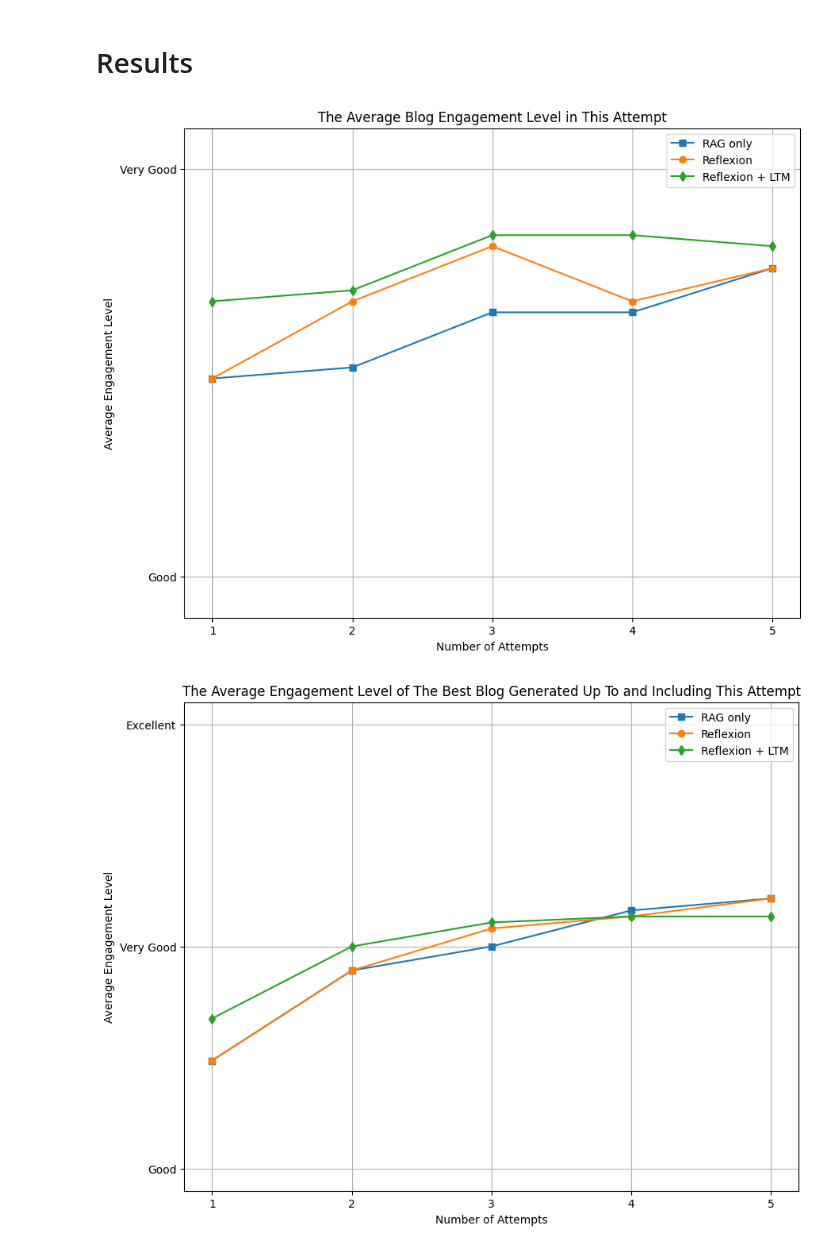
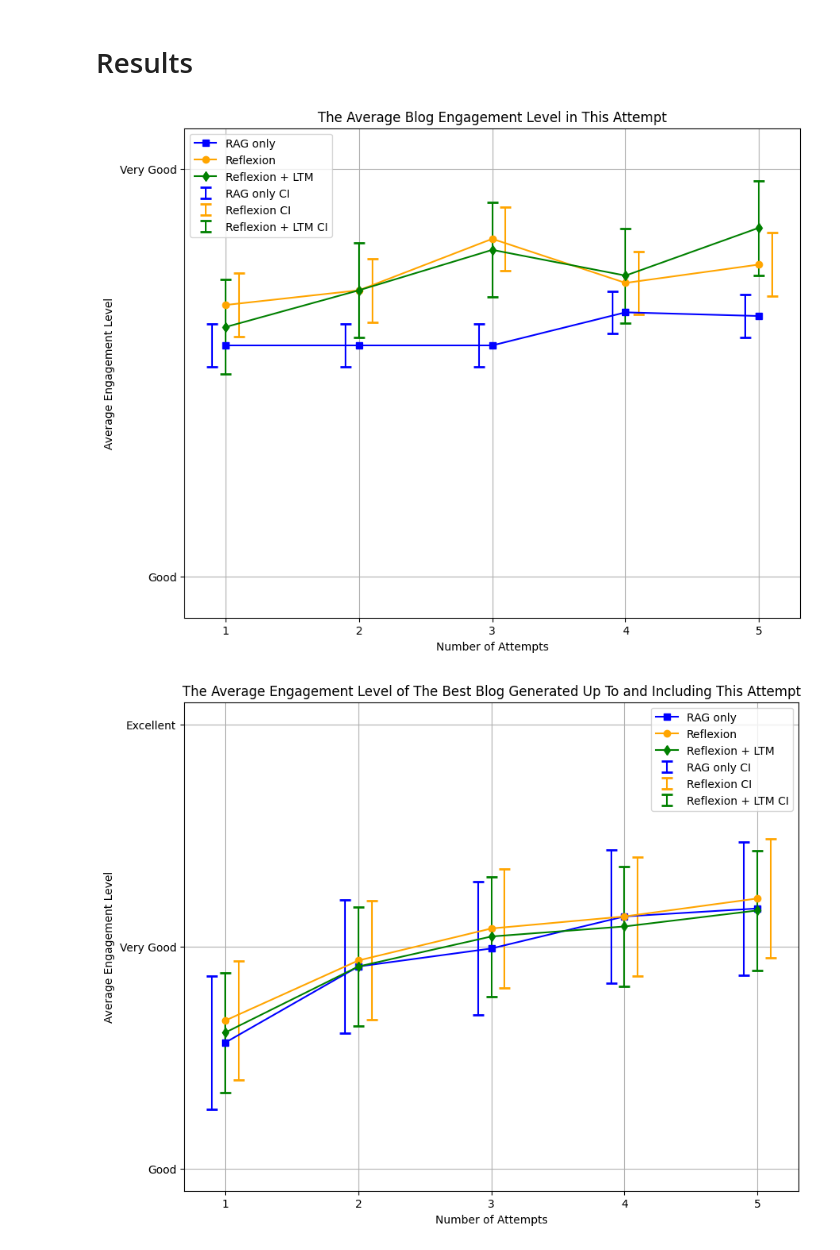
Before and after one commit to daKostych/Bachelor-Project-2025, a Jupyter notebook: llm_blog_generator/experiments/llm_blog_generator.ipynb, the cells around one changed output. Saved outputs shown, nothing was run; the diff lists cells and outputs as text; code cells hidden in the pictures.

Commit message:
Add: repetitions of the same experiment

```diff
--- a/llm_blog_generator/experiments/llm_blog_generator.ipynb
+++ b/llm_blog_generator/experiments/llm_blog_generator.ipynb
@@ -462,11 +431,26 @@ save_results("Reflexion + LTM", assessment_history_with_memory_usage, best_asses
 # %% [markdown]
 # Results
 # %%
+EXPERIMENT_NUMBER = TODAY_EXPERIMENT_ID
+
+def calculate_error(values):
+    confidence = 0.95
+    values = np.array(values)
+    mean = np.mean(values)
+    sem = stats.sem(values)
+    confidence_interval = stats.t.interval(confidence, df=len(values)-1, loc=mean, scale=sem)
+    return confidence_interval[1] - mean
+
 def plot(results_rag, results_ref, results_with_memory_usage, results_type):
     plt.figure(figsize=(10, 8))
-    plt.plot(range(1, 6), results_rag, marker="s", label="RAG only")
-    plt.plot(range(1, 6), results_ref, marker="o", label="Reflexion")
-    plt.plot(range(1, 6), results_with_memory_usage, marker="d", label="Reflexion + LTM")
+
+    plt.errorbar(np.array(list(range(1, 6))) - 0.1, results_rag, yerr=calculate_error(results_rag), fmt='none', label="RAG only CI", capsize=5, capthick=2, color='blue')
+    plt.errorbar(np.array(list(range(1, 6))) + 0.1, results_ref, yerr=calculate_error(results_ref), fmt='none', label="Reflexion CI", capsize=5, capthick=2, color='orange')
+    plt.errorbar(list(range(1, 6)), results_with_memory_usage, yerr=calculate_error(results_with_memory_usage), fmt='none', label="Reflexion + LTM CI", capsize=5, capthick=2, color='green')
+
+    plt.plot(range(1, 6), results_rag, marker="s", label="RAG only", color='blue')
+    plt.plot(range(1, 6), results_ref, marker="o", label="Reflexion", color='orange')
+    plt.plot(range(1, 6), results_with_memory_usage, marker="d", label="Reflexion + LTM", color='green')
 
     distance_from_edge = 0.1
     min_value = np.min([results_rag.min(), results_ref.min(), results_with_memory_usage.min()])
@@ -490,18 +474,27 @@ except Exception as e:
     print(f"{e}\n"
           f"Results not founded.")
 # %%
-rag = np.array(assessment_history["RAG only"])
-average_rag = np.mean(rag, axis=0)
+rag_exp = []
+for i in range(1, EXPERIMENT_NUMBER + 1):
+    exp_data = np.array(assessment_history["RAG only"][f"Experiment {i}"])
+    rag_exp.append(np.mean(exp_data, axis=0))
+average_rag = np.mean(rag_exp, axis=0)
 
-reflexion = np.array(assessment_history["Reflexion"])
-average_reflexion = np.mean(reflexion, axis=0)
+reflexion_exp = []
+for i in range(1, EXPERIMENT_NUMBER + 1):
+    exp_data = np.array(assessment_history["Reflexion"][f"Experiment {i}"])
+    reflexion_exp.append(np.mean(exp_data, axis=0))
+average_reflexion = np.mean(reflexion_exp, axis=0)
 
-ltm = np.array(assessment_history["Reflexion + LTM"])
-average_ltm = np.mean(ltm, axis=0)
+ltm_exp = []
+for i in range(1, EXPERIMENT_NUMBER + 1):
+    exp_data = np.array(assessment_history["Reflexion + LTM"][f"Experiment {i}"])
+    ltm_exp.append(np.mean(exp_data, axis=0))
+average_ltm = np.mean(ltm_exp, axis=0)
 
 plot(average_rag, average_reflexion, average_ltm, "The Average Blog Engagement Level in This Attempt")
 # %% [output]
-[figure, old version]
+[figure, new version]
 # %%
 try:
     with open(GENERATOR_BEST_ASSESSMENTS_PATH, "r", encoding="utf-8") as file:
@@ -510,15 +503,24 @@ except Exception as e:
     print(f"{e}\n"
           f"Results not founded.")
 # %%
-rag_best = np.array(best_assessment_history["RAG only"])
-average_rag_best = np.mean(rag_best, axis=0)
+rag_exp_best = []
+for i in range(1, EXPERIMENT_NUMBER + 1):
+    exp_data = np.array(best_assessment_history["RAG only"][f"Experiment {i}"])
+    rag_exp_best.append(np.mean(exp_data, axis=0))
+average_rag_best = np.mean(rag_exp_best, axis=0)
 
-reflexion_best = np.array(best_assessment_history["Reflexion"])
-average_reflexion_best = np.mean(reflexion_best, axis=0)
+reflexion_exp_best = []
+for i in range(1, EXPERIMENT_NUMBER + 1):
+    exp_data = np.array(best_assessment_history["Reflexion"][f"Experiment {i}"])
+    reflexion_exp_best.append(np.mean(exp_data, axis=0))
+average_reflexion_best = np.mean(reflexion_exp_best, axis=0)
 
-ltm_best = np.array(best_assessment_history["Reflexion + LTM"])
-average_ltm_best = np.mean(ltm_best, axis=0)
+ltm_exp_best = []
+for i in range(1, EXPERIMENT_NUMBER + 1):
+    exp_data = np.array(best_assessment_history["Reflexion + LTM"][f"Experiment {i}"])
+    ltm_exp_best.append(np.mean(exp_data, axis=0))
+average_ltm_best = np.mean(ltm_exp_best, axis=0)
 
 plot(average_rag_best, average_reflexion_best, average_ltm_best, "The Average Engagement Level of The Best Blog Generated Up To and Including This Attempt")
 # %% [output]
-[figure, old version]
+[figure, new version]
```
Also changed, not shown: parts of 15 cells of this notebook.
